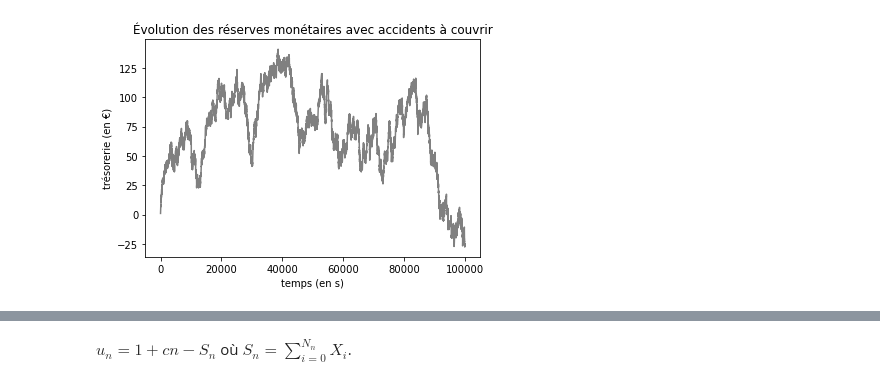
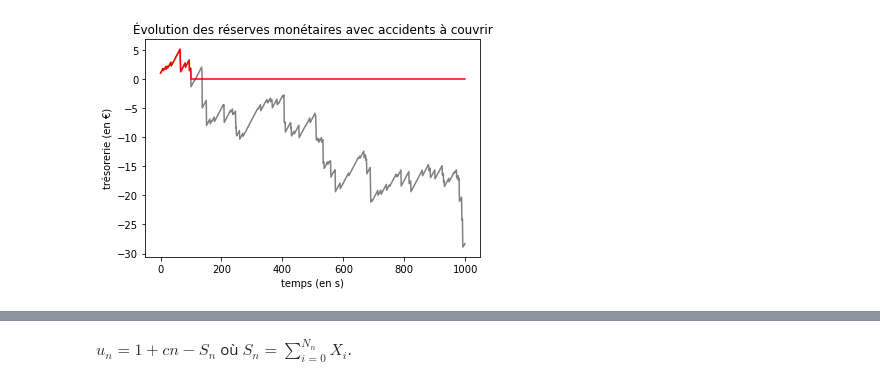
Before and after one commit to jeanHeibig/casinoRoulette, a Jupyter notebook: model1/ruine.ipynb, the cells around one changed output, grey strips where cells are left out. Saved outputs shown, nothing was run; the diff lists cells and outputs as text; code cells hidden in the pictures.

```diff
--- a/model1/ruine.ipynb
+++ b/model1/ruine.ipynb
@@ -4,24 +4,27 @@ import numpy as np
 # %%
 np.random.seed(0)
 # %%
-N = 100000  # Durée totale (en s)
+N = 1000  # Durée totale (en s)
 T = np.arange(N)  # Indices des temps
 c = 0.1  # Débit d'argent rentrant (en €/s)
 lambda_T = 0.1  # Paramètre de la loi de Poisson pour les durées entre sinistres
-ix = np.cumsum(np.append(np.zeros(2, dtype=int), np.append(0, np.random.poisson(lambda_T, N))))  # Indices cumulés des événements de Poisson
+ix = np.cumsum(np.append(np.zeros(2, dtype=int), np.random.poisson(lambda_T, N)))  # Indices cumulés des événements de Poisson
 x_max = int(N * lambda_T + 5 * np.sqrt((N * lambda_T)))  # Taille fixe du tableau des sinistres potentiels (jusqu'à +5*sigma)
 lambda_X = 1
 x = np.random.exponential(1 / lambda_X, x_max)  # Coûts des sinistres
 
 s = lambda x, ix: np.vectorize(lambda i: np.sum(x[ix[i]: ix[i+1]]))  # Discrétisation des sinistres
 X = s(x, ix)(T)  # Total à payer (en €/s)
 u = 1 + c * np.arange(N) - np.cumsum(X)
+u_alive = ~np.cumsum(u<0).astype(bool)
+u_cutted = u*(u_alive)
 
 plt.title("Évolution des réserves monétaires avec accidents à couvrir")
 plt.xlabel("temps (en s)")
 plt.ylabel("trésorerie (en €)")
 # plt.scatter(T, u, c=np.array(['b', 'r'])[(u<0).astype(int)])
 plt.plot(u, c='gray')
+plt.plot(u_cutted, c=np.array(['r', 'b'])[(u_alive[-1]).astype(int)])
 plt.show()
 # %% [output]
-[figure, old version]
+[figure, new version]
```
Also changed, not shown: parts of 6 cells of this notebook.
